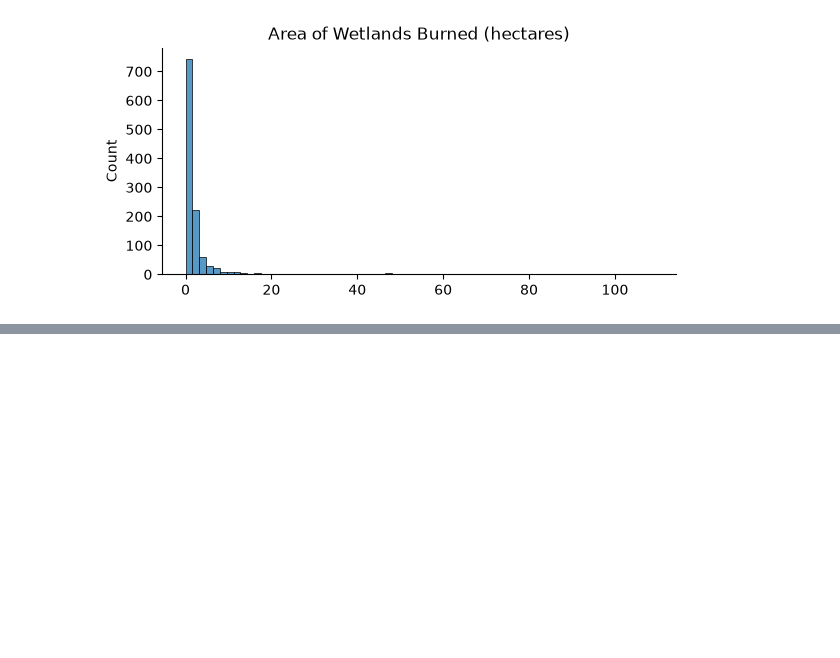
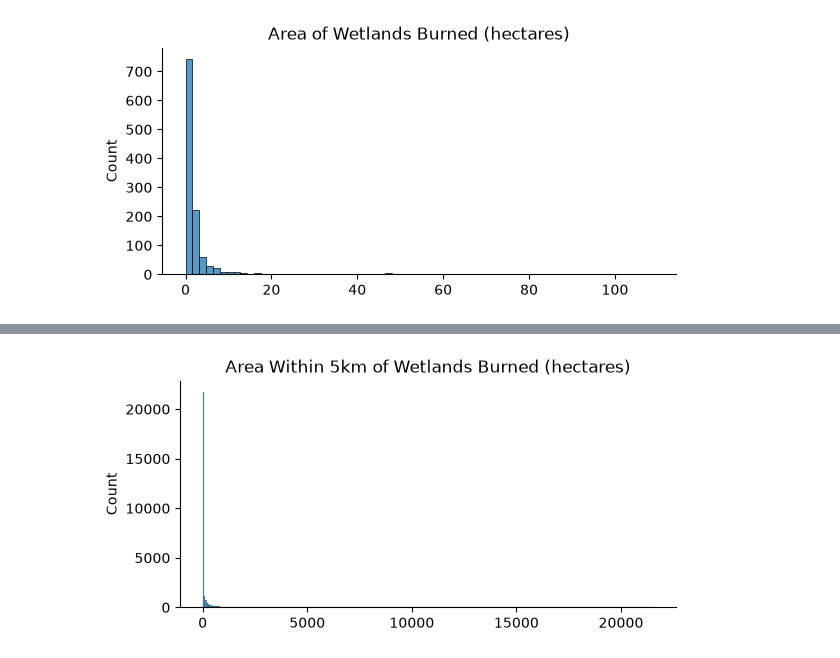
Before and after one commit to Sophiacyt/Wildfire-Wetland_BunkerAndersonTseng, a Jupyter notebook: scripts/A3/Mapping+Connecting-Kat.ipynb, the cells around one changed output, grey strips where cells are left out. Cells and saved outputs as stored; diff of their text form; code cells hidden in the pictures; blank space fills up the shorter version.

Commit message:
save additional spatial analysis changes, associated figures

```diff
--- a/scripts/A3/Mapping+Connecting-Kat.ipynb
+++ b/scripts/A3/Mapping+Connecting-Kat.ipynb
@@ -208,0 +212,14 @@ fire_stats.head()
+# %%
+# see how many fires occured within 5km of wetlands
+# buffer wetlands by 5km
+wetlands_buffer = wetlands_crs.copy()
+wetlands_buffer['geometry'] = wetlands_buffer.geometry.buffer(5000)
+# %%
+# join the buffered wetlands layer with fire layer
+buff_intersect = gpd.overlay(wetlands_buffer, fire_crs, how="intersection")
+# %%
+# add a column to the intersected dataset that shows intersect area in hectares
+# 1 hectare = 10,000 square meters
+buff_intersect['int_area_ha']=buff_intersect.geometry.area / 10000
+
+buff_intersect.head()
@@ -208,0 +234,17 @@ fire_stats.head()
+# %%
+# visualize intersected wetland buffer and fires
+
+g = sns.displot(
+    data = buff_intersect,
+    x = 'int_area_ha',
+    height=3,
+    aspect=2
+)
+
+g.set(
+    title = "Area Within 5km of Wetlands Burned (hectares)",
+    xlabel="",
+    ylabel="Count"
+);
+# %% [output]
+[figure, added]
```
Also changed, not shown: parts of 8 cells of this notebook, 3 other files.
